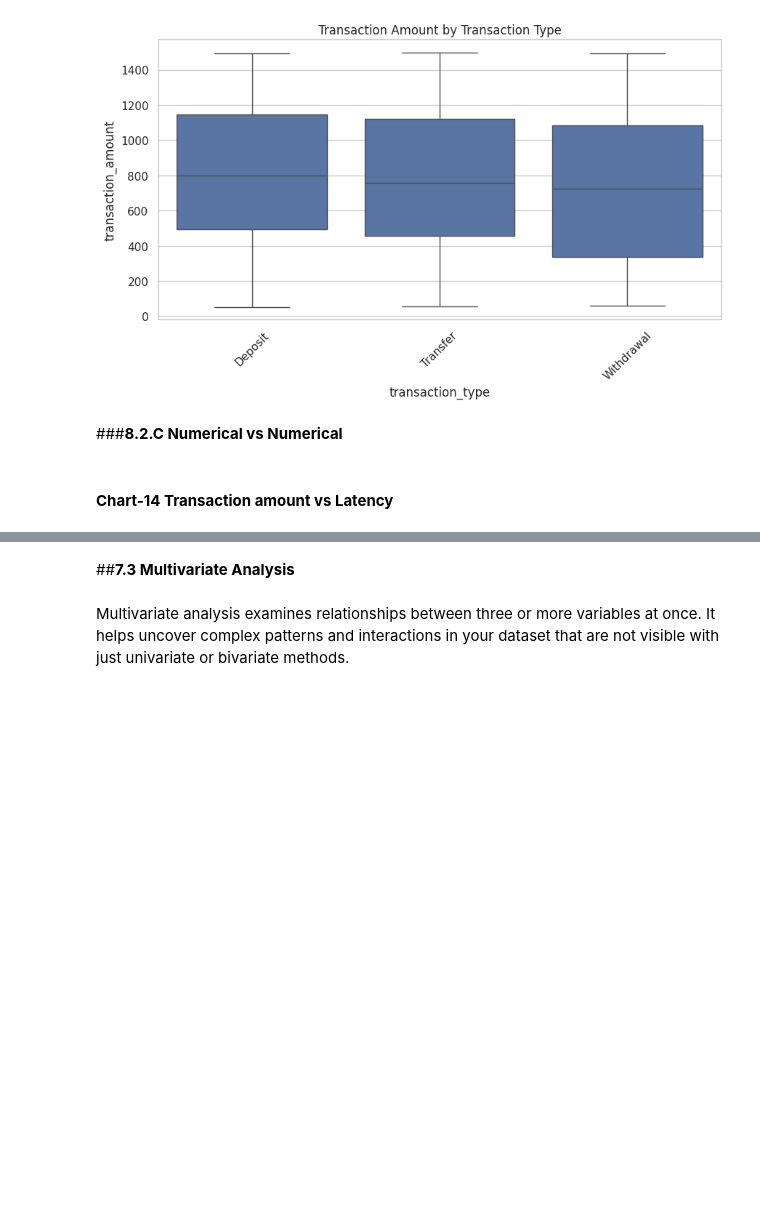
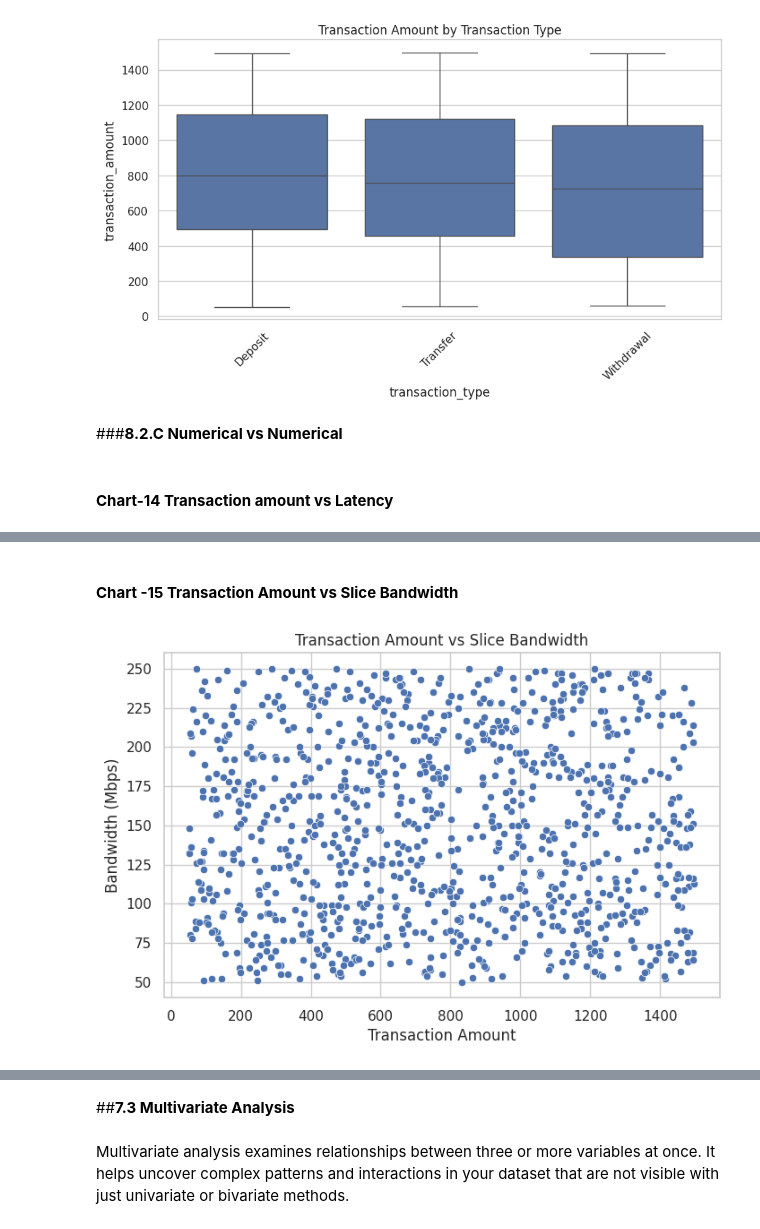
Before and after one commit to Sagarjain93/Operations_transaction_Data, a Jupyter notebook: transaction_data.ipynb, the cells around one changed output, grey strips where cells are left out. Saved outputs shown, nothing was run; the diff lists cells and outputs as text; code cells hidden in the pictures; blank space fills up the shorter version.

```diff
--- a/transaction_data.ipynb
+++ b/transaction_data.ipynb
@@ -1143,0 +1164,11 @@ plt.show()
+# %% [markdown]
+#### **Chart -15 Transaction Amount vs Slice Bandwidth**
+# %%
+plt.figure(figsize=(8, 5))
+sns.scatterplot(data=df, x='transaction_amount', y='bandwidthmbps')
+plt.title('Transaction Amount vs Slice Bandwidth')
+plt.xlabel('Transaction Amount')
+plt.ylabel('Bandwidth (Mbps)')
+plt.show()
+# %% [output]
+[figure, added]
```
Also changed, not shown: parts of 15 cells of this notebook.
